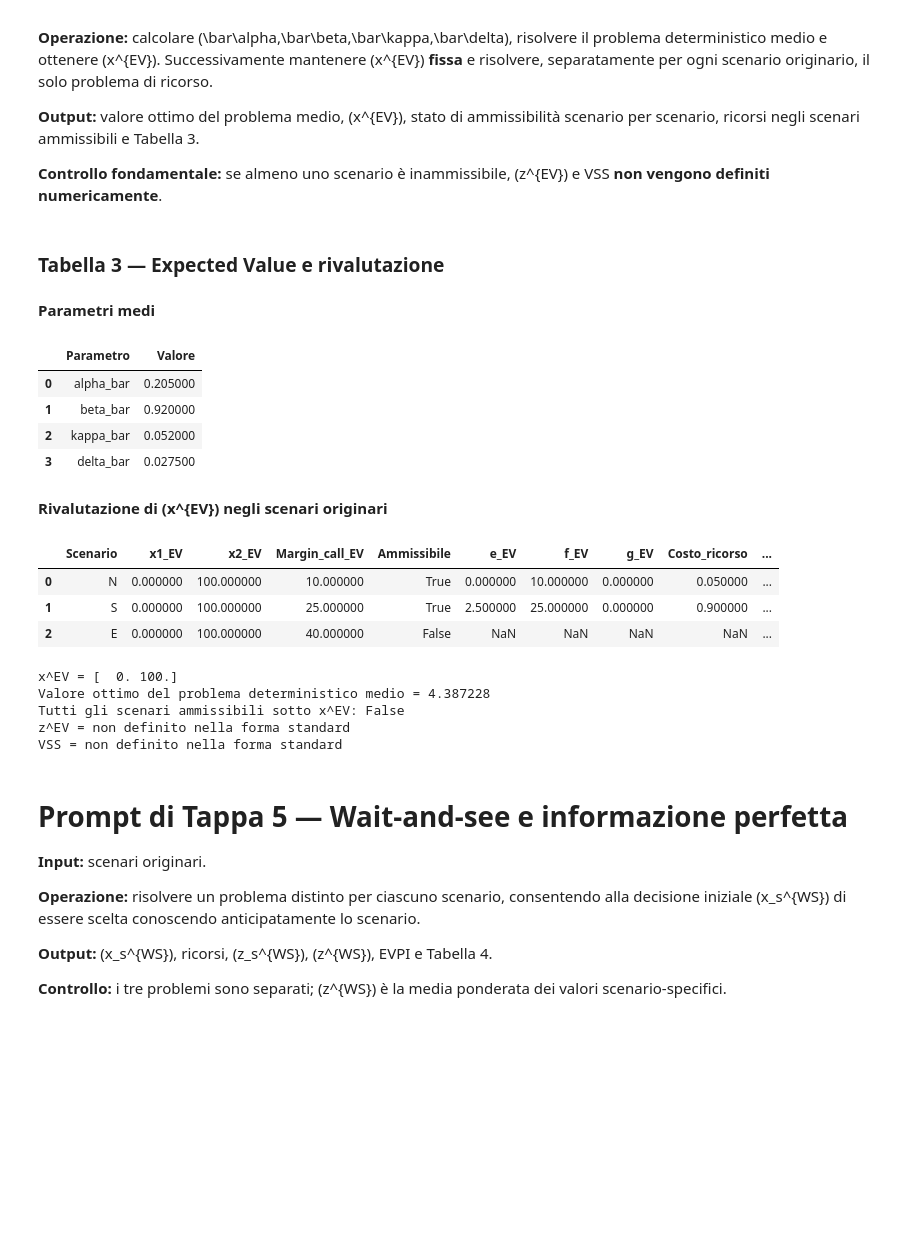
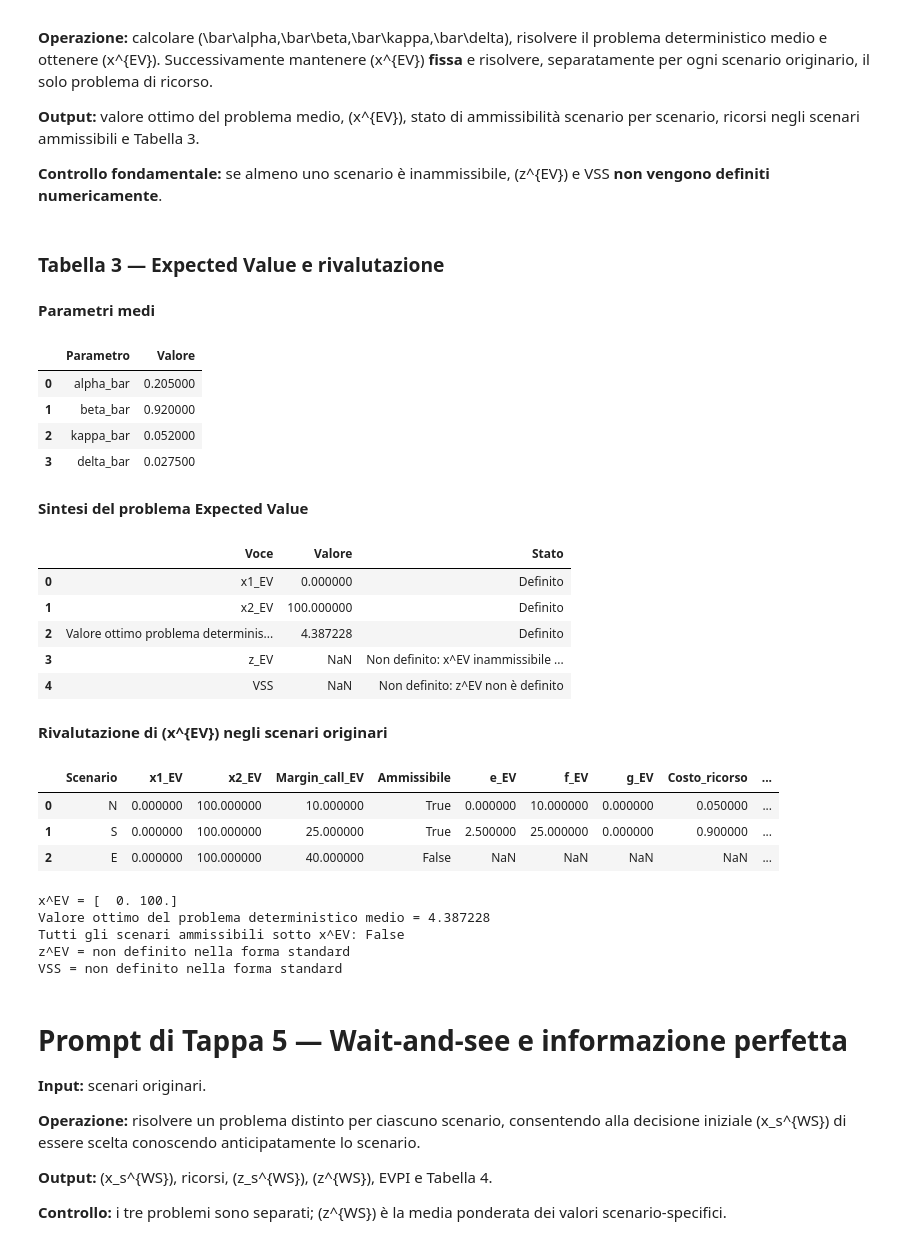
Before and after one commit to paolo-fix/CORSO-MQF, a Jupyter notebook: 04_Codice/Lez16/Lezione_16_Notebook_TakeHome_Docente.ipynb, the cells around one changed output. Cells and saved outputs as stored; diff of their text form; code cells hidden in the pictures; blank space fills up the shorter version.

```diff
--- a/04_Codice/Lez16/Lezione_16_Notebook_TakeHome_Docente.ipynb
+++ b/04_Codice/Lez16/Lezione_16_Notebook_TakeHome_Docente.ipynb
@@ -417,42 +418,80 @@ mean_params = pd.DataFrame({
     "Valore": [bar_alpha, bar_beta, bar_kappa, bar_delta]
 })
 
+ev_summary = pd.DataFrame({
+    "Voce": [
+        "x1_EV",
+        "x2_EV",
+        "Valore ottimo problema deterministico medio",
+        "z_EV",
+        "VSS"
+    ],
+    "Valore": [
+        x_ev[0],
+        x_ev[1],
+        value_mean_problem,
+        z_ev if z_ev is not None else np.nan,
+        vss if vss is not None else np.nan
+    ],
+    "Stato": [
+        "Definito",
+        "Definito",
+        "Definito",
+        "Definito" if z_ev is not None else
+        "Non definito: x^EV inammissibile nello scenario E",
+        "Definito" if vss is not None else
+        "Non definito: z^EV non è definito"
+    ]
+})
+
 display(Markdown("### Tabella 3 — Expected Value e rivalutazione"))
+
 display(Markdown("**Parametri medi**"))
 display(mean_params)
+
+display(Markdown("**Sintesi del problema Expected Value**"))
+display(ev_summary)
+
 display(Markdown(r"**Rivalutazione di \(x^{EV}\) negli scenari originari**"))
 display(tab3_eval)
 
 print("x^EV =", np.round(x_ev, 8))
 print(f"Valore ottimo del problema deterministico medio = {value_mean_problem:.6f}")
 print("Tutti gli scenari ammissibili sotto x^EV:", all_ev_feasible)
 
 if all_ev_feasible:
     print(f"z^EV = {z_ev:.6f}")
     print(f"VSS = {vss:.6f}")
 else:
     print("z^EV = non definito nella forma standard")
     print("VSS = non definito nella forma standard")
 
 assert np.isclose(x_ev.sum(), A0)
 assert x_ev[1] >= X2_MIN - 1e-9
 assert not all_ev_feasible
 assert ev_recourse_results[0].success
 assert ev_recourse_results[1].success
 assert not ev_recourse_results[2].success
 # %% [output]
 ### Tabella 3 — Expected Value e rivalutazione
 **Parametri medi**
 |  | Parametro | Valore |
 | 0 | alpha_bar | 0.205000 |
 | 1 | beta_bar | 0.920000 |
 | 2 | kappa_bar | 0.052000 |
 | 3 | delta_bar | 0.027500 |
-**Rivalutazione di \(x^{EV}\) negli scenari originari**
+**Sintesi del problema Expected Value**
-|  | Scenario | x1_EV | x2_EV | Margin_call_EV | Ammissibile | e_EV | f_EV | g_EV | Costo_ricorso | ... |
-| 0 | N | 0.000000 | 100.000000 | 10.000000 | True | 0.000000 | 10.000000 | 0.000000 | 0.050000 | ... |
-| 1 | S | 0.000000 | 100.000000 | 25.000000 | True | 2.500000 | 25.000000 | 0.000000 | 0.900000 | ... |
-| 2 | E | 0.000000 | 100.000000 | 40.000000 | False | NaN | NaN | NaN | NaN | ... |
+|  | Voce | Valore | Stato |
+| 0 | x1_EV | 0.000000 | Definito |
+| 1 | x2_EV | 100.000000 | Definito |
+| 2 | Valore ottimo problema determinis... | 4.387228 | Definito |
+| 3 | z_EV | NaN | Non definito: x^EV inammissibile ... |
+| 4 | VSS | NaN | Non definito: z^EV non è definito |
+**Rivalutazione di \(x^{EV}\) negli scenari originari**
+|  | Scenario | x1_EV | x2_EV | Margin_call_EV | Ammissibile | e_EV | f_EV | g_EV | Costo_ricorso | ... |
+| 0 | N | 0.000000 | 100.000000 | 10.000000 | True | 0.000000 | 10.000000 | 0.000000 | 0.050000 | ... |
+| 1 | S | 0.000000 | 100.000000 | 25.000000 | True | 2.500000 | 25.000000 | 0.000000 | 0.900000 | ... |
+| 2 | E | 0.000000 | 100.000000 | 40.000000 | False | NaN | NaN | NaN | NaN | ... |
 x^EV = [  0. 100.]
 Valore ottimo del problema deterministico medio = 4.387228
 Tutti gli scenari ammissibili sotto x^EV: False
```
Also changed, not shown: parts of 2 cells of this notebook.
